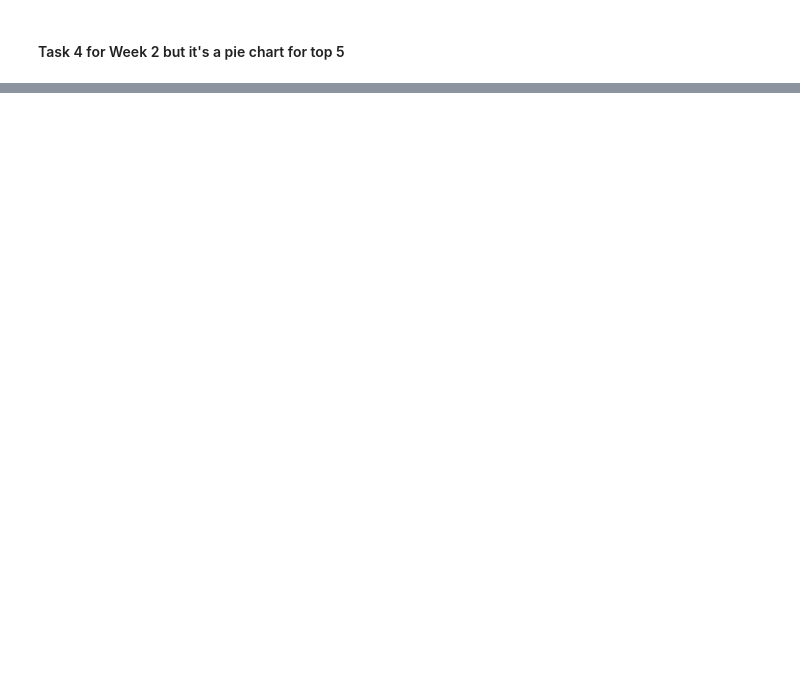
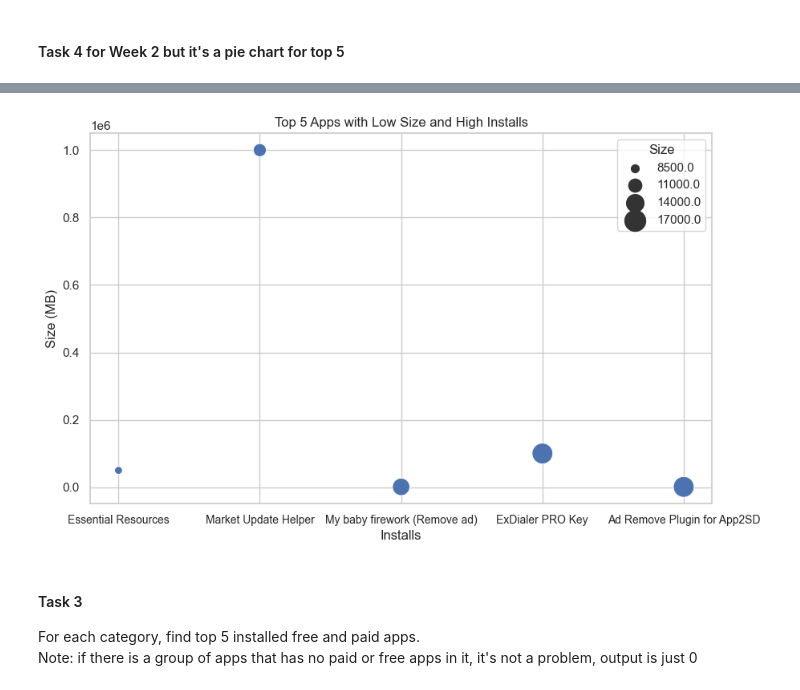
Before and after one commit to bahaozsahin/Develhope_Project-2_team-3, a Jupyter notebook: week3/week3_Baha.ipynb, the cells around one changed output, grey strips where cells are left out. Saved outputs shown, nothing was run; the diff lists cells and outputs as text; code cells hidden in the pictures; blank space fills up the shorter version.

```diff
--- a/week3/week3_Baha.ipynb
+++ b/week3/week3_Baha.ipynb
@@ -119,0 +130,3 @@ pie+text
+# %%
+df = data.sort_values(['Size', 'Installs'], ascending=[True, False]).head(5)    #picking the top 5 after sorting the data
+df
@@ -119,0 +140,15 @@ pie+text
+# %%
+sns.set(style= 'whitegrid')
+fig, ax = plt.subplots(figsize = (10,6))
+sns.scatterplot(data = df, x = 'App', y= 'Installs', size='Size', sizes= (50,350), ax = ax)
+ax.set_title('Top 5 Apps with Low Size and High Installs')
+ax.set_xlabel('Installs')
+ax.set_ylabel('Size (MB)')
+plt.xticks(size = 10)
+_ = ax
+# %% [output]
+[figure, added]
+# %% [markdown]
+#### Task 3
+For each category, find top 5 installed free and paid apps. <br>
+Note: if there is a group of apps that has no paid or free apps in it, it's not a problem, output is just 0
```
Also changed, not shown: parts of 5 cells of this notebook.
